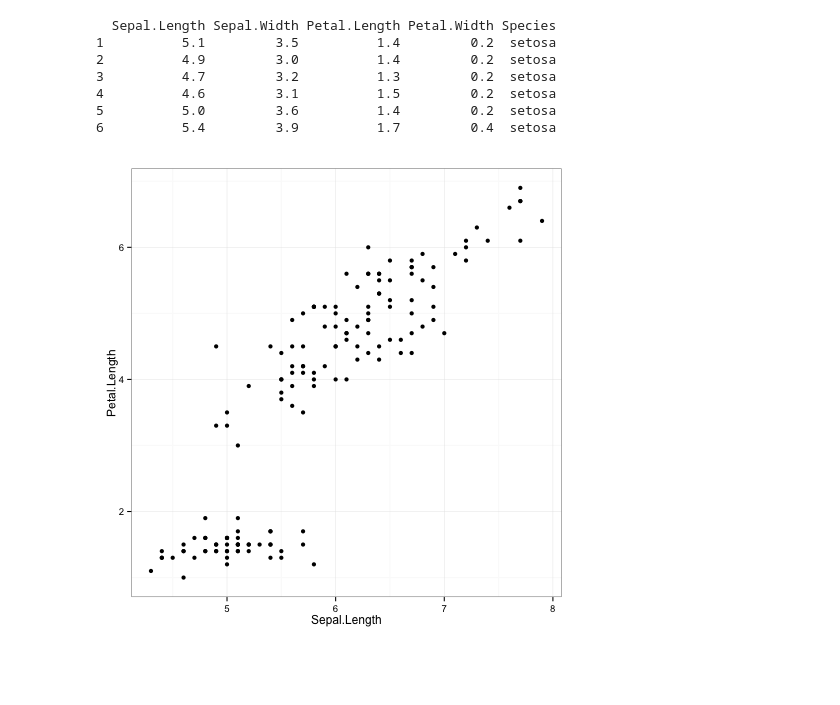
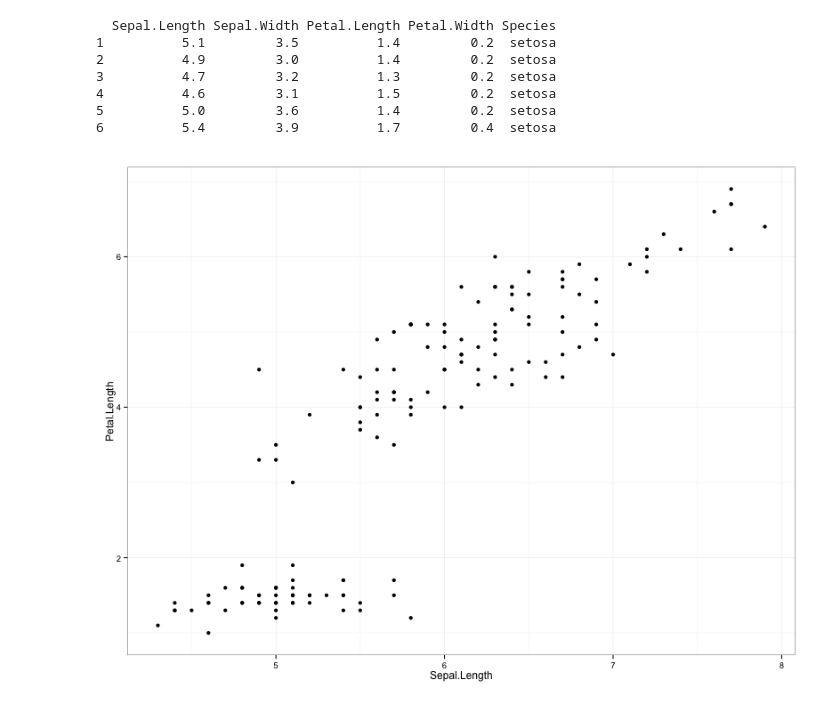
Before and after one commit to saraemoore/IPythonRNotebookHowTo, a Jupyter notebook: RmagicExample.ipynb, the cells around one changed output. Saved outputs shown, nothing was run; the diff lists cells and outputs as text; code cells hidden in the pictures; blank space fills up the shorter version.

Commit message:
Edited Rmagic plot, added size output options

```diff
--- a/RmagicExample.ipynb
+++ b/RmagicExample.ipynb
@@ -30,8 +30,7 @@ Former extension `rmagic` is part of [rpy2](http://rpy.sourceforge.net/rpy2.html
 5          5.0         3.6          1.4         0.2  setosa
 6          5.4         3.9          1.7         0.4  setosa
 # %%
-%%R
-p <- ggplot(iris, aes(x = Sepal.Length, y = Petal.Length)) + geom_point() + theme_bw()
-print(p)
+%%R -w 800 -h 600 -u px
+ggplot(iris, aes(x = Sepal.Length, y = Petal.Length)) + geom_point() + theme_bw()
 # %% [output]
-[figure, old version]
+[figure, new version]
```
Also changed, not shown: parts of 1 cell of this notebook.
